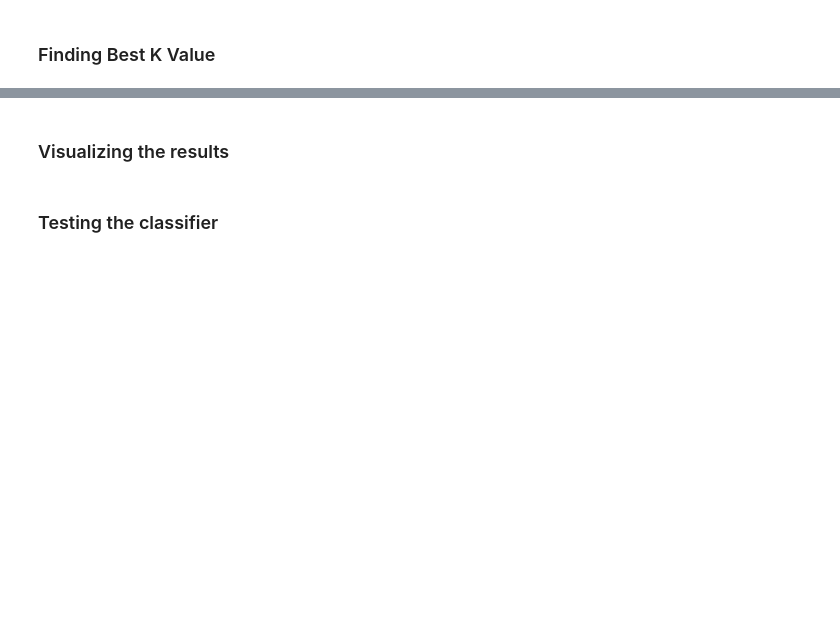
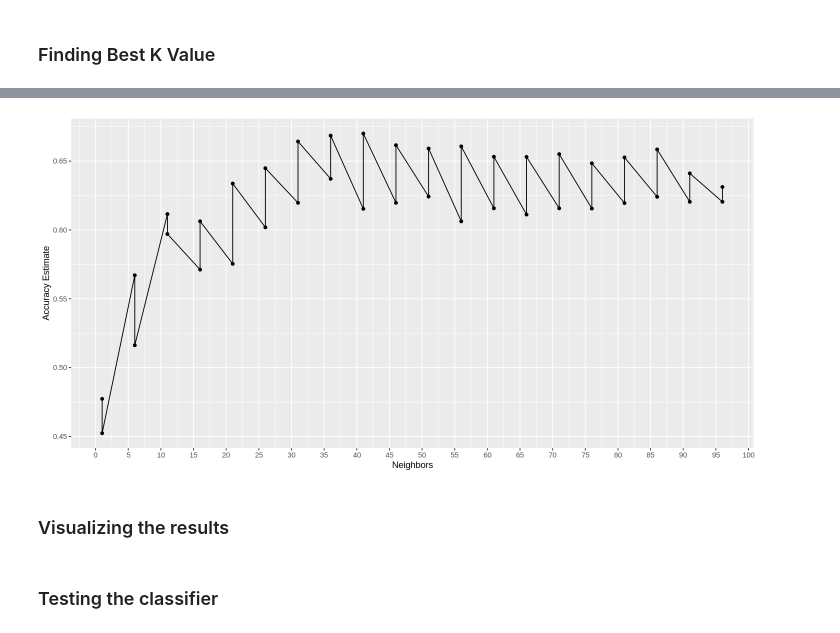
Before and after one commit to bkoschel/heart_disease, a Jupyter notebook: dsci-project.ipynb, the cells around one changed output, grey strips where cells are left out. Saved outputs shown, nothing was run; the diff lists cells and outputs as text; code cells hidden in the pictures; blank space fills up the shorter version.

```diff
--- a/dsci-project.ipynb
+++ b/dsci-project.ipynb
@@ -233,0 +269,7 @@ plot4
+# %%
+set.seed(1)
+
+# K-nearest neighbors model specification
+knn_spec <- nearest_neighbor(weight_func = "rectangular", neighbors = tune()) |>
+    set_engine("kknn") |>
+    set_mode("classification")
@@ -233,0 +278,9 @@ plot4
+# %%
+set.seed(1)
+
+# standardizing the data
+heart_recipe <- recipe(diagnosis ~ age, data = heart_training) |>
+    step_scale(all_predictors()) |>
+    step_scale(all_predictors())
+# %%
+heart_vfold <- vfold_cv(heart_training, v = 10, strata = diagnosis)
@@ -233,0 +289,16 @@ plot4
+# %%
+set.seed(1)
+
+k_vals <- tibble(neighbors = seq(from = 1, to = 100, by = 5))
+
+knn_fit <- workflow() |>
+    add_recipe(heart_recipe) |>
+    add_model(knn_spec) |>
+    tune_grid(resamples = heart_vfold, grid = k_vals) |>
+    collect_metrics()
+
+accuracies <- knn_fit |>
+    filter(.metric == "accuracy") |>
+    select(neighbors, mean) |>
+    arrange(desc(mean))
+accuracies
@@ -234,3 +325,12 @@ plot4
+# %%
+accuracy_v_k <- ggplot(knn_fit, aes(x = neighbors, y = mean))+
+      geom_point() +
+      geom_line() +
+      labs(x = "Neighbors", y = "Accuracy Estimate") +
+      scale_x_continuous(breaks = seq(0, 100, by = 5))
+accuracy_v_k
+# %% [output]
+[figure, added]
 # %% [markdown]
 ### Visualizing the results
 # %% [markdown]
```
Also changed, not shown: parts of 20 cells of this notebook.
